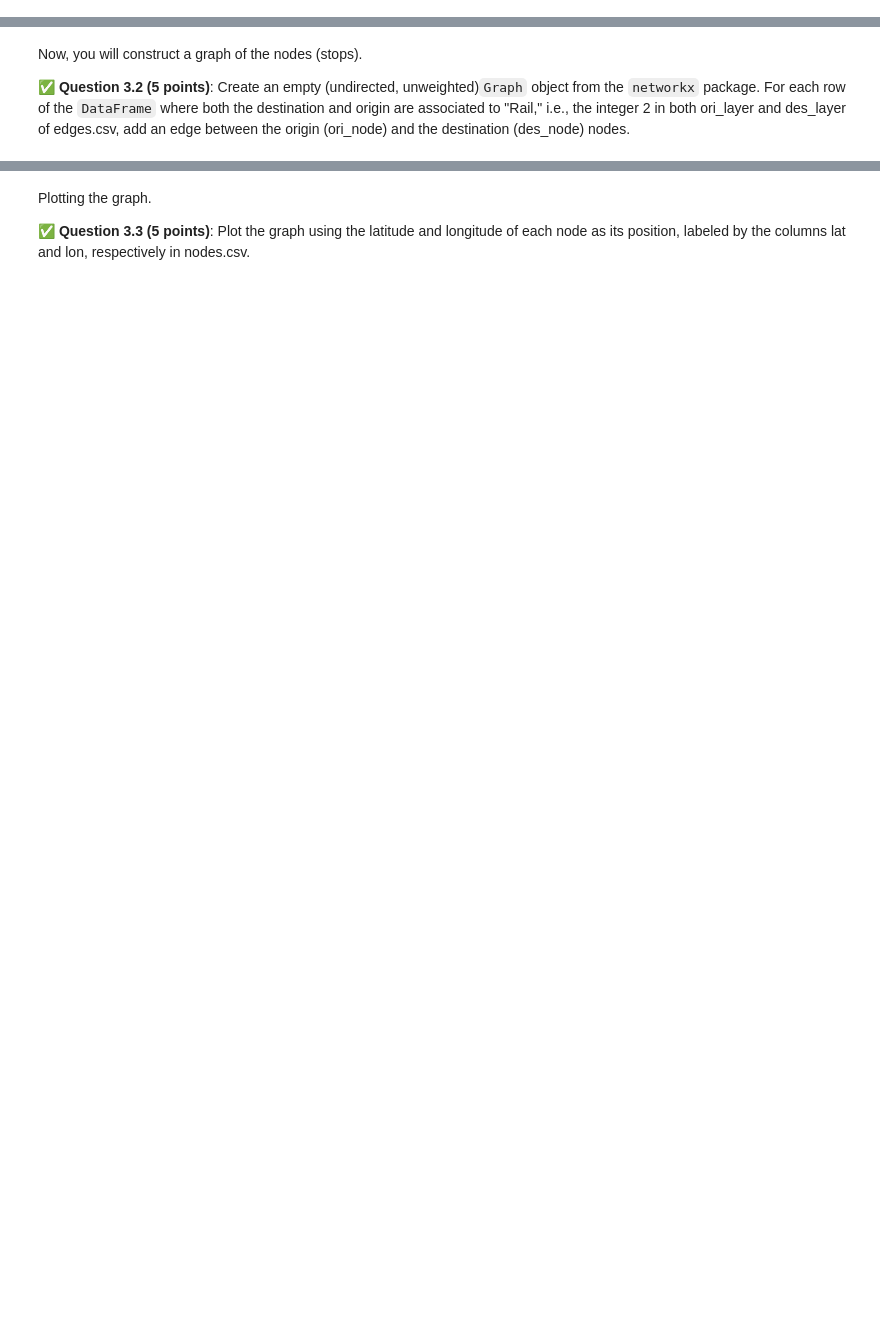
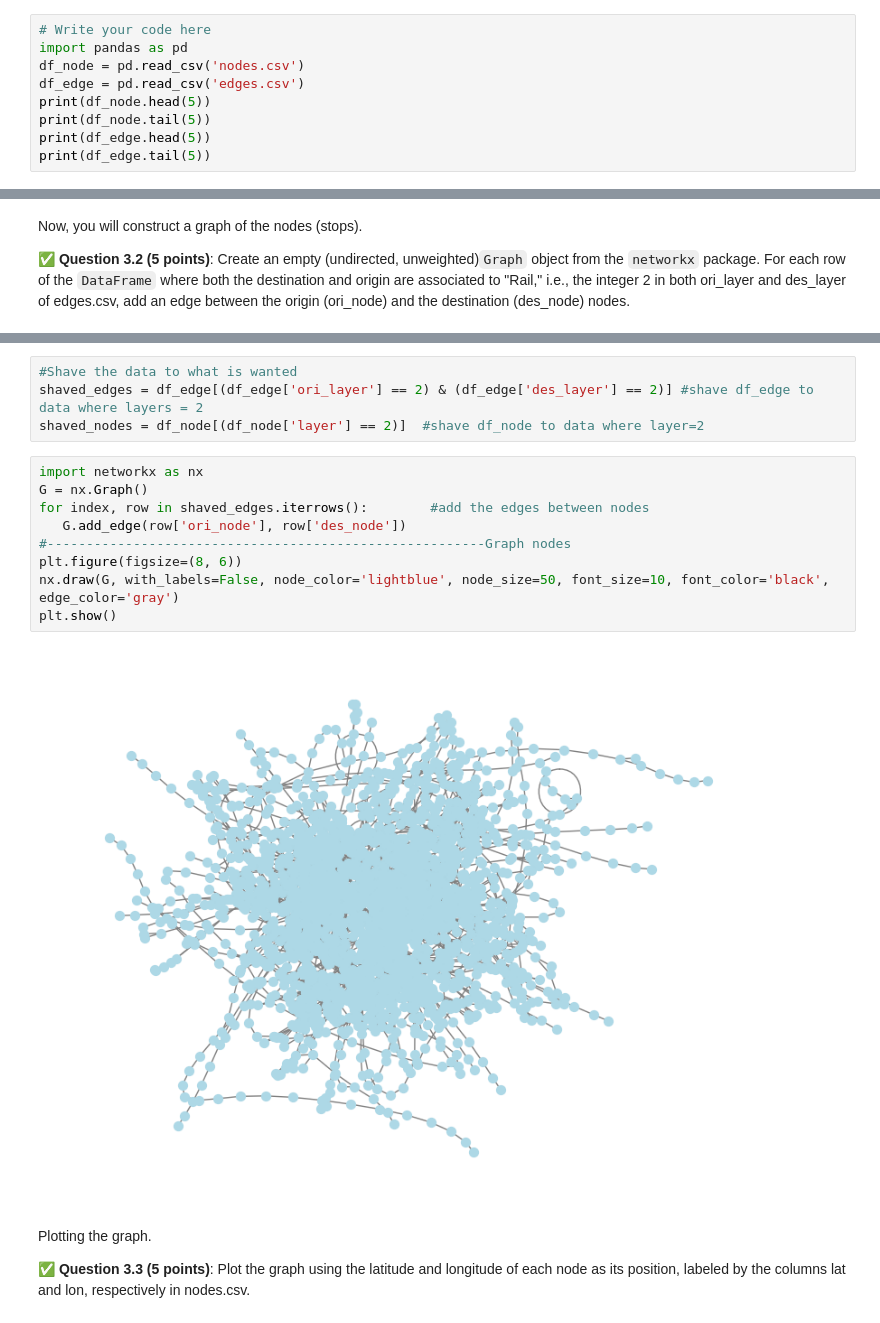
Before and after one commit to Corundum248/CMSE202-f24-turnin, a Jupyter notebook: hw-02/HW-02_ABMandGraphTheory-STUDENT.ipynb, the cells around one changed output, grey strips where cells are left out. Saved outputs shown, nothing was run; the diff lists cells and outputs as text; blank space fills up the shorter version.

```diff
--- a/hw-02/HW-02_ABMandGraphTheory-STUDENT.ipynb
+++ b/hw-02/HW-02_ABMandGraphTheory-STUDENT.ipynb
@@ -548,0 +613,9 @@ In this part of the homework, we will look at a dataset which contains the whole
+# %%
+# Write your code here
+import pandas as pd
+df_node = pd.read_csv('nodes.csv')
+df_edge = pd.read_csv('edges.csv')
+print(df_node.head(5))
+print(df_node.tail(5))
+print(df_edge.head(5))
+print(df_edge.tail(5))
@@ -555,3 +652,18 @@ Now, you will construct a graph of the nodes (stops).
+# %%
+#Shave the data to what is wanted
+shaved_edges = df_edge[(df_edge['ori_layer'] == 2) & (df_edge['des_layer'] == 2)] #shave df_edge to data where layers = 2
+shaved_nodes = df_node[(df_node['layer'] == 2)]  #shave df_node to data where layer=2
+# %%
+import networkx as nx
+G = nx.Graph()
+for index, row in shaved_edges.iterrows():        #add the edges between nodes
+   G.add_edge(row['ori_node'], row['des_node'])
+#--------------------------------------------------------Graph nodes
+plt.figure(figsize=(8, 6))
+nx.draw(G, with_labels=False, node_color='lightblue', node_size=50, font_size=10, font_color='black', edge_color='gray')
+plt.show()
+# %% [output]
+[figure, added]
 # %% [markdown]
 Plotting the graph.
 
```
Also changed, not shown: parts of 39 cells of this notebook.
